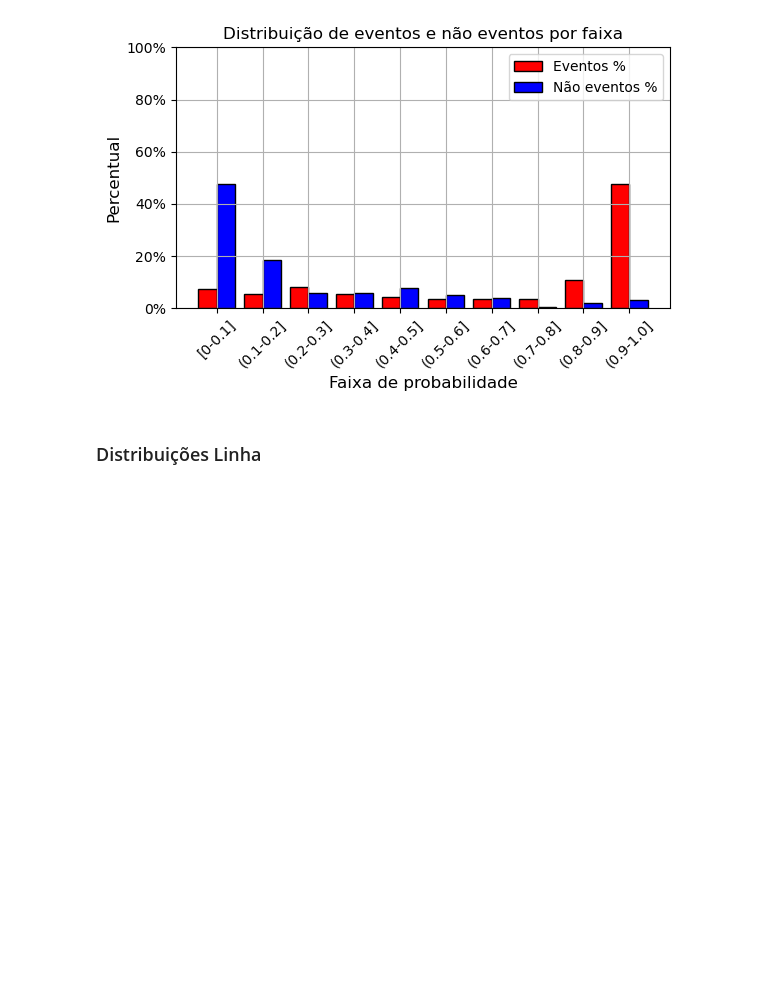
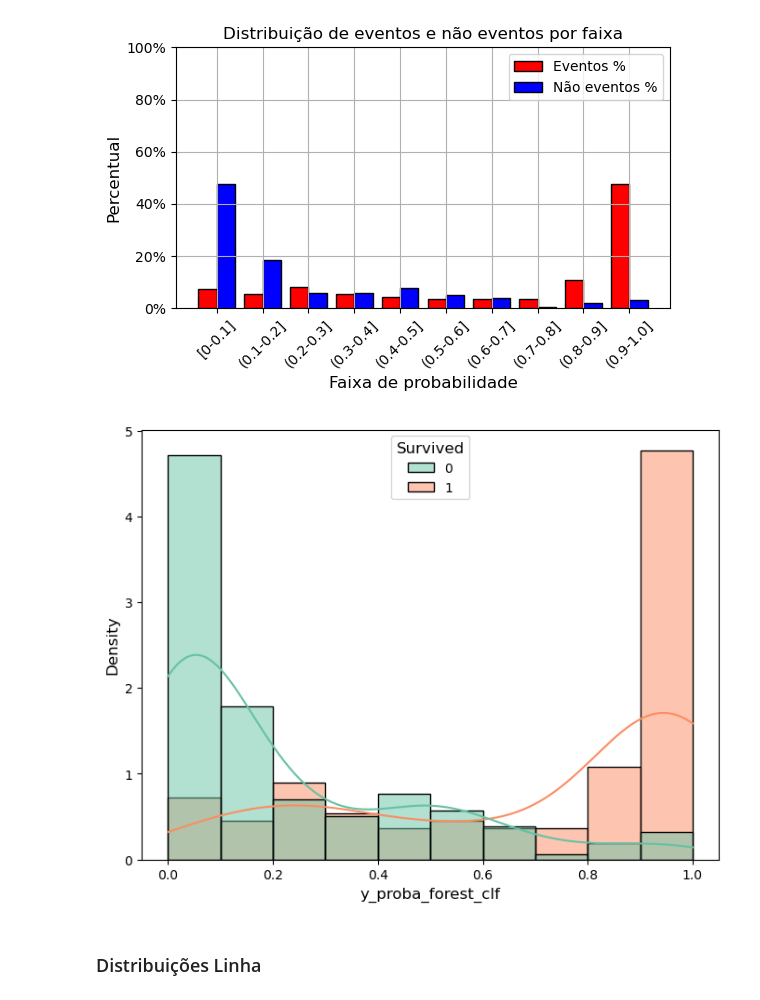
Before and after one commit to espeditoalves/ml-classification-metrics, a Jupyter notebook: notebooks/01_Evaluation_parte2.ipynb, the cells around one changed output. Drawn from its saved outputs; the diff is of its cells as text; code cells hidden in the pictures; blank space fills up the shorter version.

```diff
--- a/notebooks/01_Evaluation_parte2.ipynb
+++ b/notebooks/01_Evaluation_parte2.ipynb
@@ -125,5 +123,19 @@ utils.plot_event_distribution(df = test_data_experimento,  target_col = 'Survive
 # %% [output]
 [figure]
+# %%
+import seaborn as sns
+plt.figure(figsize=(8,6))
+sns.histplot(
+    data = test_data_experimento,
+    x = 'y_proba_forest_clf',
+    hue = 'Survived',
+    kde = True,
+    stat = 'density', common_norm = False,
+    palette=['#66c2a5', '#fc8d62']
+)
+plt.show()
+# %% [output]
+[figure, added]
 # %% [markdown]
 ### Distribuições Linha
 # %%
```
Also changed, not shown: parts of 13 cells of this notebook, 1 other file.
